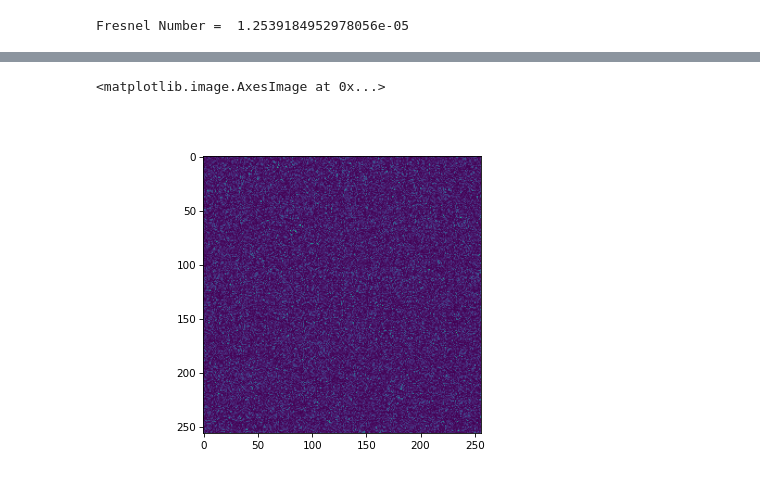
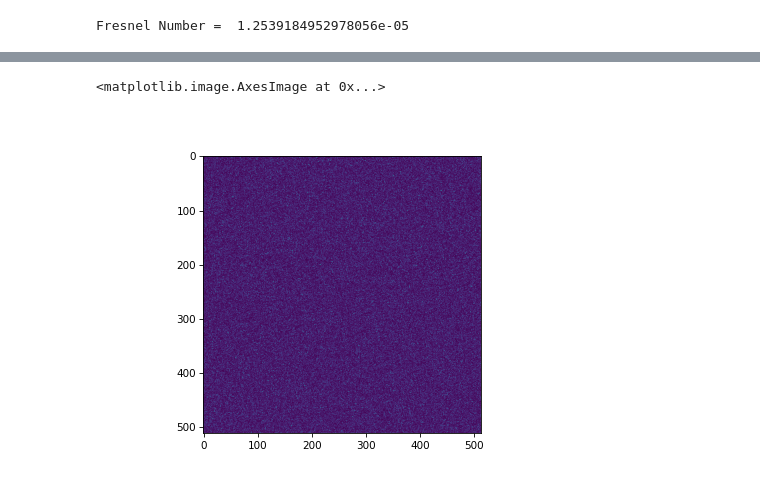
Before and after one commit to DavidLanders95/MonteCarloMS, a Jupyter notebook: montecarlodiffraction_plane_wave_test.ipynb, the cells around one changed output, grey strips where cells are left out. Drawn from its saved outputs; the diff is of its cells as text; code cells hidden in the pictures.

Commit message:
dont know why plane wave doesn't work

```diff
--- a/montecarlodiffraction_plane_wave_test.ipynb
+++ b/montecarlodiffraction_plane_wave_test.ipynb
@@ -72,7 +72,7 @@ def diffractio_rs_aperture_2D(x0,
 
     return u2
 
-@njit(parallel=True)
+# @njit(parallel=True)
 def monte_carlo_rs_aperture(num_rays,
                             final_image,
                             sample_yx_indices,
@@ -87,7 +87,7 @@ def monte_carlo_rs_aperture(num_rays,
     len_sample_indices = sample_yx_indices.shape[0]
     len_det_indices = det_yx_indices.shape[0]
 
-    for _ in prange(num_rays):
+    for _ in range(num_rays):
 
         random_sample_coord_idx = np.random.randint(len_sample_indices)
         random_detector_coord_idx = np.random.randint(len_det_indices)
@@ -113,10 +113,10 @@ def monte_carlo_rs_aperture(num_rays,
             # signed_length_wavefront_to_px_v = scalar_rejection(det_zyx_coords, random_detector_coord_zyx, ray_unit_v)
 
             v = random_detector_coord_zyx - det_zyx_coords
-            signed_length_wavefront_to_px_v = np.dot(v, ray_unit_v)
+            signed_length_wavefront_to_px_v = -np.dot(v, ray_unit_v)
             distance_phases = np.exp((distance + signed_length_wavefront_to_px_v) * ((2 * np.pi) / wavelength) * 1j)
             sample_phase = np.exp(1j * (sample_phase_shift))
-            final_image +=  wi_ws  * distance_phases * sample_phase
+            final_image +=  wi_ws  * distance_phases
         else:
             distance_phase = np.exp(1j * distance * ((2 * np.pi) / wavelength))
             sample_phase = np.exp(1j * (sample_phase_shift))
@@ -284,10 +284,10 @@ plt.legend()
 # %%
 aperture_diameter = 200 * um
-detector_width_x = 500 * um
-detector_width_y = 500 * um
+detector_width_x = 3000 * um
+detector_width_y = 3000 * um
 
-num_px_x = 256
-num_px_y = 256
+num_px_x = 512
+num_px_y = 512
 final_image = np.zeros([num_px_y, num_px_x], dtype = np.complex128).ravel()
 
 detector_px_width_x = detector_width_x / num_px_x
@@ -356,26 +356,26 @@ ax.imshow(np.abs(final_image) ** 2, label='Diffraction Monte Carlo')
 # %%
-num_rays=int(1e5)
+num_rays=int(1000)
 planewaveapprox=True
 
-final_image = np.zeros([num_px_y, num_px_x], dtype = np.complex128).ravel()
-final_image = monte_carlo_rs_aperture(num_rays,
-                                      final_image,
-                                      sample_yx_indices,
-                                      sample_yx_coords,
-                                      det_yx_indices,
-                                      det_zyx_coords,
-                                      aperture_phase_shifts,
-                                      z_prop,
-                                      wavelength,
-                                      planewaveapprox)
+final_image_pw = np.zeros([num_px_y, num_px_x], dtype = np.complex128).ravel()
+final_image_pw = monte_carlo_rs_aperture(num_rays,
+                                         final_image_pw,
+                                         sample_yx_indices,
+                                         sample_yx_coords,
+                                         det_yx_indices,
+                                         det_zyx_coords,
+                                         aperture_phase_shifts,
+                                         z_prop,
+                                         wavelength,
+                                         planewaveapprox)
 
-final_image = final_image.reshape(num_px_y, num_px_x)
+final_image_pw = final_image_pw.reshape(num_px_y, num_px_x)
 # %%
 fig, ax = plt.subplots()
-ax.imshow(np.abs(final_image) ** 2, label='Diffraction Monte Carlo')
+ax.imshow((np.abs(final_image_pw) ** 2)/np.max(np.abs(final_image_pw) ** 2), label='Diffraction Monte Carlo')
 # %% [output]
 <matplotlib.image.AxesImage at 0x...>
-[figure, old version]
+[figure, new version]
 # %%
 import ase
 import numpy as np
```
Also changed, not shown: parts of 12 cells of this notebook, 1 other file.
